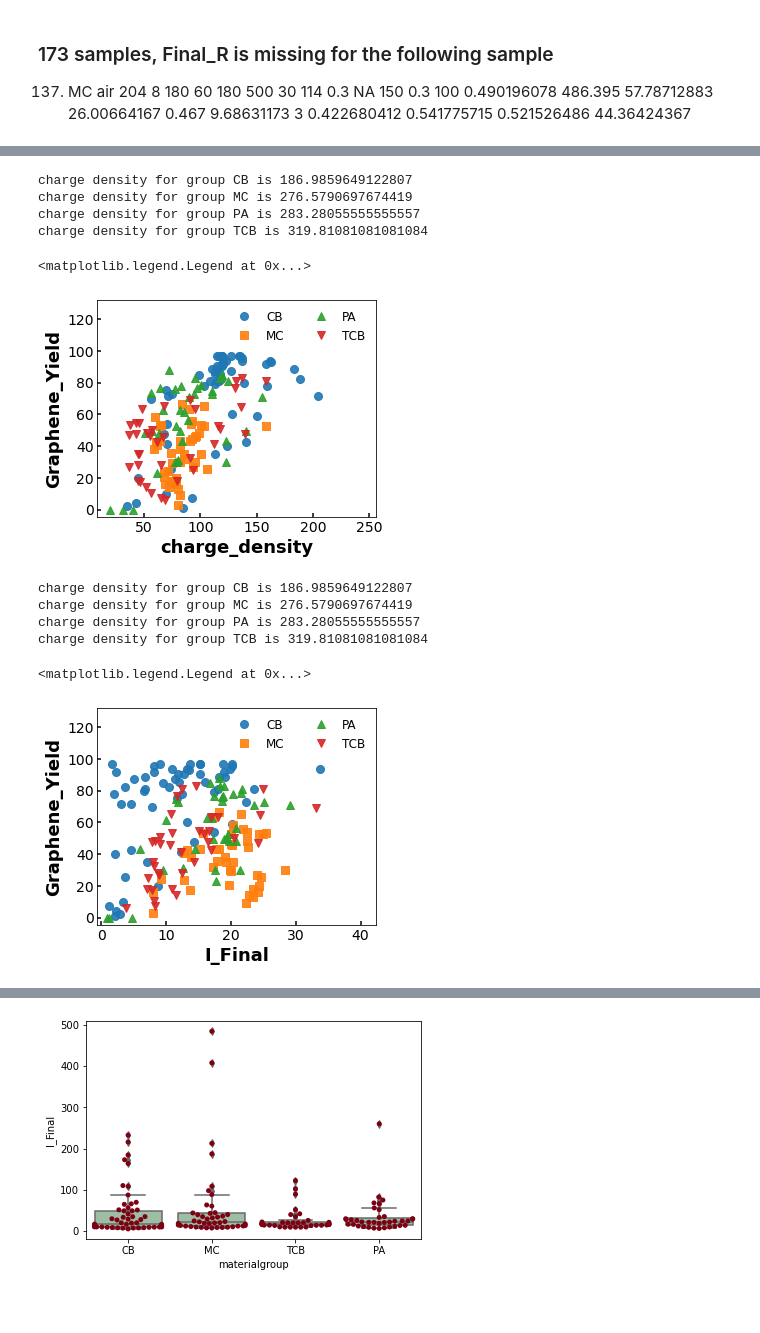
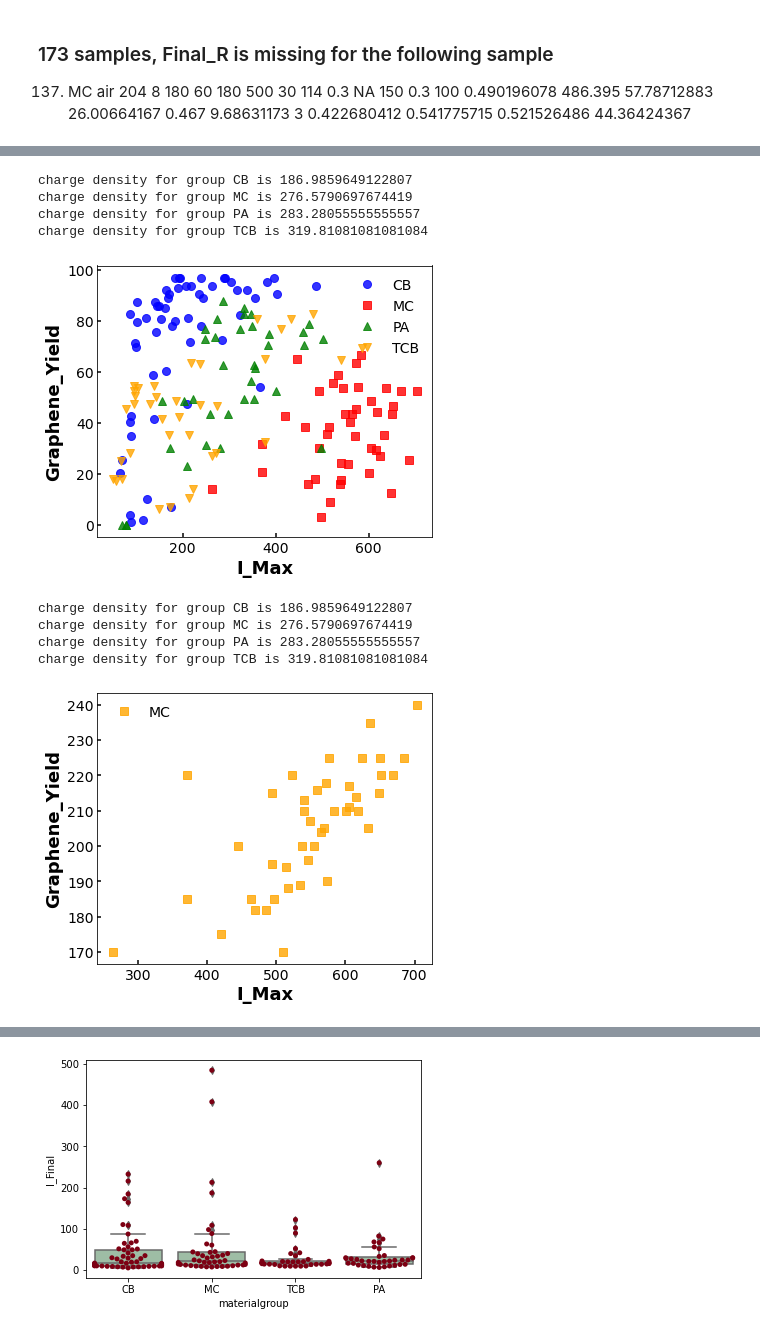
Before and after one commit to sattarik/Flash_Joule_Heating, a Jupyter notebook: RegressionAndPD_Porxyproperties_76test_80train_working.ipynb, the cells around one changed output, grey strips where cells are left out. Cells and saved outputs as stored; diff of their text form; code cells hidden in the pictures; blank space fills up the shorter version.

```diff
--- a/RegressionAndPD_Porxyproperties_76test_80train_working.ipynb
+++ b/RegressionAndPD_Porxyproperties_76test_80train_working.ipynb
@@ -145,10 +146,12 @@ def import_file_noOneHot(filename):
 def categorize_yield(df):
     yield_cat = []
     for i in range(0, len(df)):
-        if df['Graphene_Yield'][i] < 30:
+        if df['Graphene_Yield'].iloc[i] < 20:
             yield_cat.append(0)
+        elif 20 <= df['Graphene_Yield'].iloc[i] < 40:
+            yield_cat.append(1)
         else:
-            yield_cat.append(1)
+            yield_cat.append(2)
     print(len(df))
     print(len(yield_cat))
     df['Yield_Cat'] = yield_cat
@@ -314,7 +316,7 @@ df['heat_power'] = df['Voltage']*df['Voltage']/df['Init_R']*df['PulseTime']*(1e-
 # df = df.drop('average_res', axis=1)""
 #df['FJH_Power'] = df['I_Max']*df['I_Max']*df['Init_R']
 # df = df[df['Graphene_Yield']>20]
-categorize_yield(df)
+df['Yield_Cat'] = categorize_yield(df)
 # Print stats
 print(df.shape)
 print(df.head())
@@ -349,63 +389,51 @@ Name: Norm_I_Max, Length: 173, dtype: float64
 df_currenttime = df
 df_currenttime ['materialgroup'] = df_nothotenc['Material']
 df_currenttime ['ID'] = list(range(1, df_currenttime['charge_density'].shape[0]+1))
-df_currenttime ['Norm_I_Max'] = df['Norm_I_Max']
-df_currenttime ['I_Max'] = df['I_Max']
-df_currenttime ['I_Final'] = df['I_Final']
-df_currenttime ['Charge_Tot'] = df['Charge_Tot']
-df_currenttime ['Init_R'] = df['Init_R']
 df_currenttime ['I_VdR'] = df['Voltage']/df['Init_R']
-
 
 groups = df_currenttime.groupby(['materialgroup'])
 
 for name, group in groups:
     print ('charge density for group {} is {}'.
            format(name,  np.mean (np.array (group.Mass))))
 # Plot
-fig, ax = plt.subplots(figsize=(5,4))
+fig, ax = plt.subplots(figsize=(6,5))
 ax.tick_params(direction='in', length=4, width=1.5, colors='black', grid_alpha=0, labelsize='14')
 counter=0
 markers = ['o', 's', '^', 'v']
 colors=['blue', 'red', 'green', 'orange']
 colors2 = ['maroon', 'darkorange', 'goldenrod', 'dodgerblue']
 
 for name, group in groups:
-    ax.plot(group.charge_density, group.Graphene_Yield,
-            marker=markers[counter], alpha=0.9, linestyle='', ms=8, label=name)
+    ax.plot(group.I_Max, group.Graphene_Yield,
+            marker=markers[counter], alpha=0.8, linestyle='', ms=8, label=name, color=colors[counter])
     counter+=1
     # Predicted 2D/G
 # plt.title('Test Data', fontsize='18', fontname='Arial', fontweight='bold')
-ax.set_xlabel('charge_density', fontsize='18', fontname='Arial', fontweight='bold')
+ax.set_xlabel('I_Max', fontsize='18', fontname='Arial', fontweight='bold')
 ax.set_ylabel('Graphene_Yield', fontsize='18', fontname='Arial', fontweight='bold')
 
 leg = plt.legend(frameon="True", prop={'family': 'Arial'})
 
 
 ymin, ymax = plt.ylim()
 xmin, xmax = plt.xlim()
-ax.set_xlim(0.8*xmin, 1.2*xmax)
-ax.set_ylim(ymin, 1.3*ymax)
+#ax.set_xlim(0.8*xmin, 1.2*xmax)
+#ax.set_ylim(ymin, 1.3*ymax)
 
-ax.legend(frameon=False, ncol=2, fontsize=12, loc='upper right')
+ax.legend(frameon=False, ncol=1, fontsize=14)
+plt.savefig('Imax_graphyield', dpi=300)
 # %% [output]
 charge density for group CB is 186.9859649122807
 charge density for group MC is 276.5790697674419
 charge density for group PA is 283.28055555555557
 charge density for group TCB is 319.81081081081084
-<matplotlib.legend.Legend at 0x...>
-[figure, old version]
+[figure, new version]
 # %%
 df_currenttime = df
 df_currenttime ['materialgroup'] = df_nothotenc['Material']
 df_currenttime ['ID'] = list(range(1, df_currenttime['charge_density'].shape[0]+1))
-df_currenttime ['Norm_I_Max'] = df['Norm_I_Max']
-df_currenttime ['I_Max'] = df['I_Max']
-df_currenttime ['I_Final'] = df['I_Final']
-df_currenttime ['Charge_Tot'] = df['Charge_Tot']
-df_currenttime ['Init_R'] = df['Init_R']
 df_currenttime ['I_VdR'] = df['Voltage']/df['Init_R']
-
 
 groups = df_currenttime.groupby(['materialgroup'])
 
@@ -413,7 +441,7 @@ for name, group in groups:
     print ('charge density for group {} is {}'.
            format(name,  np.mean (np.array (group.Mass))))
 # Plot
-fig, ax = plt.subplots(figsize=(5,4))
+fig, ax = plt.subplots(figsize=(6,5))
 ax.tick_params(direction='in', length=4, width=1.5, colors='black', grid_alpha=0, labelsize='14')
 counter=0
 markers = ['o', 's', '^', 'v']
@@ -421,12 +449,13 @@ colors=['blue', 'red', 'green', 'orange']
 colors2 = ['maroon', 'darkorange', 'goldenrod', 'dodgerblue']
 
 for name, group in groups:
-    ax.plot(group.Charge_Tot, group.Graphene_Yield,
-            marker=markers[counter], alpha=0.9, linestyle='', ms=8, label=name)
+    if (name == 'MC'):
+        ax.plot(group.I_Max, group.Voltage,
+            marker=markers[counter], alpha=0.8, linestyle='', ms=8, label=name, color='orange')
     counter+=1
     # Predicted 2D/G
 # plt.title('Test Data', fontsize='18', fontname='Arial', fontweight='bold')
-ax.set_xlabel('I_Final', fontsize='18', fontname='Arial', fontweight='bold')
+ax.set_xlabel('I_Max', fontsize='18', fontname='Arial', fontweight='bold')
 ax.set_ylabel('Graphene_Yield', fontsize='18', fontname='Arial', fontweight='bold')
 
 leg = plt.legend(frameon="True", prop={'family': 'Arial'})
@@ -434,14 +463,14 @@ leg = plt.legend(frameon="True", prop={'family': 'Arial'})
 
 ymin, ymax = plt.ylim()
 xmin, xmax = plt.xlim()
-ax.set_xlim(0.8*xmin, 1.2*xmax)
-ax.set_ylim(ymin, 1.3*ymax)
+#ax.set_xlim(0.8*xmin, 1.2*xmax)
+#ax.set_ylim(ymin, 1.3*ymax)
 
-ax.legend(frameon=False, ncol=2, fontsize=12, loc='upper right')
+ax.legend(frameon=False, ncol=1, fontsize=14)
+plt.savefig('Imax_MC_graphyield', dpi=300)
 # %% [output]
 charge density for group CB is 186.9859649122807
 charge density for group MC is 276.5790697674419
 charge density for group PA is 283.28055555555557
 charge density for group TCB is 319.81081081081084
-<matplotlib.legend.Legend at 0x...>
-[figure, old version]
+[figure, new version]
```
Also changed, not shown: parts of 14 cells of this notebook, 13 other files.
